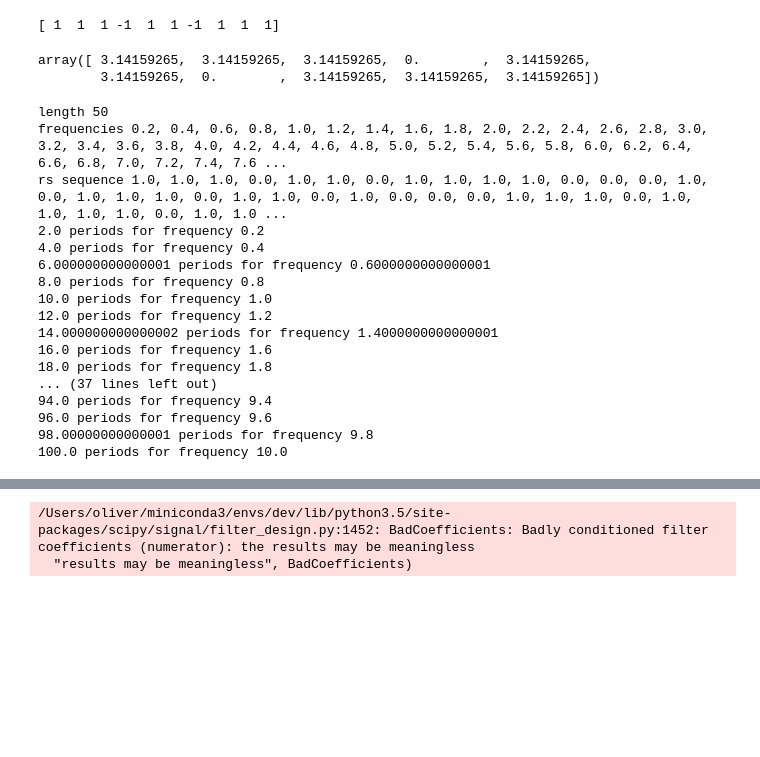
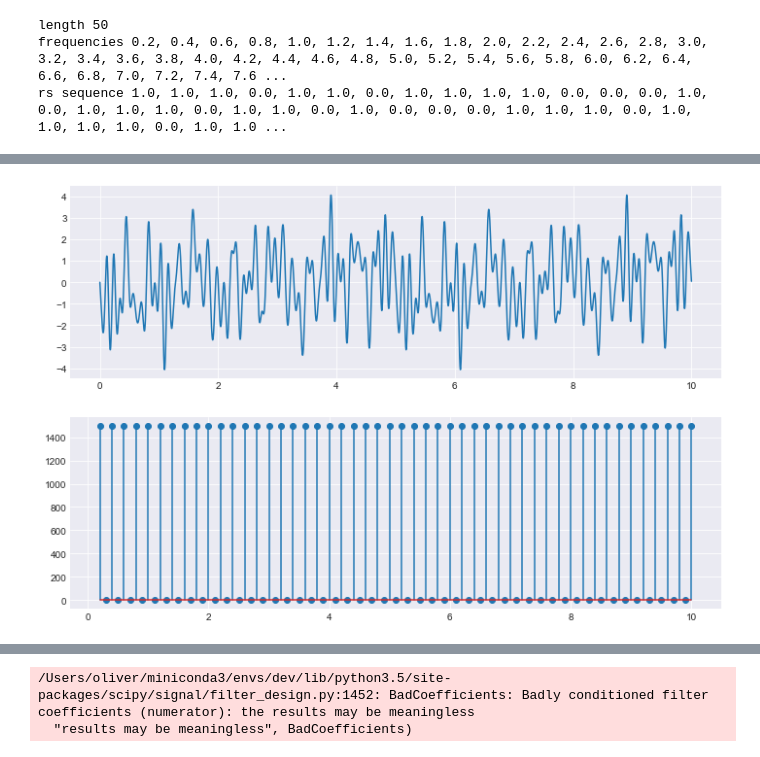
Before and after one commit to oliverlee/phobos, a Jupyter notebook: scripts/controller_frequency_response.ipynb, the cells around one changed output, grey strips where cells are left out. Drawn from its saved outputs; the diff is of its cells as text; code cells hidden in the pictures; blank space fills up the shorter version.

```diff
--- a/scripts/controller_frequency_response.ipynb
+++ b/scripts/controller_frequency_response.ipynb
@@ -18,35 +23,5 @@ import plot_sim as ps
 import matplotlib as mpl
 mpl.rcParams['figure.figsize'] = DEFAULT_FIGSIZE
-# %%
-def rudinshapiro(N):
-    """
-    Return first N terms of Rudin-Shapiro sequence
-    https://en.wikipedia.org/wiki/Rudin-Shapiro_sequence
-    Confirmed correct output to N = 10000:
-    https://oeis.org/A020985/b020985.txt
-    """
-    def hamming(x):
-        """
-        Hamming weight of a binary sequence
-        http://stackoverflow.com/a/407758/125507
-        """
-        return bin(x).count('1')
-
-    out = np.empty(N, dtype=int)
-    for n in range(N):
-        b = hamming(n << 1 & n)
-        a = (-1)**b
-        out[n] = a
-
-    return out
-
-s = rudinshapiro(10)
-print(s)
-np.array(s > 0).astype(float) * np.pi
-# %% [output]
-[ 1  1  1 -1  1  1 -1  1  1  1]
-array([ 3.14159265,  3.14159265,  3.14159265,  0.        ,  3.14159265,
-        3.14159265,  0.        ,  3.14159265,  3.14159265,  3.14159265])
 # %%
 plt.close('all')
 
@@ -56,7 +31,7 @@ n = int(10/dt)
 
 def multisine(frequencies):
     n = len(frequencies)
-    seq = np.array(rudinshapiro(n) > 0).astype(float)
+    seq = np.array(sysid.rudin_shapiro(n) > 0).astype(float)
     print('length', n)
     print('frequencies', ', '.join(str(f) for f in frequencies))
     print('rs sequence', ', '.join(str(s) for s in seq))
@@ -65,17 +40,16 @@ def multisine(frequencies):
     amplitude = 0.3
     for f, s in zip(frequencies, seq):
         period = 1/f
-        if (10/period).is_integer:
-            print('{} periods for frequency {}'.format(10/period, f))
         u += amplitude*np.sin(2*np.pi*f*t + s*np.pi)
     return u
 
+# we use these later
 u_freq = np.arange(0.2, 10.2, 0.2)
 u = multisine(u_freq)
 
-x = np.fft.fft(u)
-freq = np.fft.fftfreq(n, dt)
-index = (freq > 0) & (freq < 20)
+x = np.fft.rfft(u)
+freq = np.fft.rfftfreq(len(u), dt)
+index = (freq >= min(u_freq)) & (freq <= max(u_freq))
 
 fig, ax = plt.subplots(2, 1)
 ax[0].plot(t, u)
@@ -85,17 +59,3 @@ plt.show()
 length 50
 frequencies 0.2, 0.4, 0.6, 0.8, 1.0, 1.2, 1.4, 1.6, 1.8, 2.0, 2.2, 2.4, 2.6, 2.8, 3.0, 3.2, 3.4, 3.6, 3.8, 4.0, 4.2, 4.4, 4.6, 4.8, 5.0, 5.2, 5.4, 5.6, 5.8, 6.0, 6.2, 6.4, 6.6, 6.8, 7.0, 7.2, 7.4, 7.6 ...
 rs sequence 1.0, 1.0, 1.0, 0.0, 1.0, 1.0, 0.0, 1.0, 1.0, 1.0, 1.0, 0.0, 0.0, 0.0, 1.0, 0.0, 1.0, 1.0, 1.0, 0.0, 1.0, 1.0, 0.0, 1.0, 0.0, 0.0, 0.0, 1.0, 1.0, 1.0, 0.0, 1.0, 1.0, 1.0, 1.0, 0.0, 1.0, 1.0 ...
-2.0 periods for frequency 0.2
-4.0 periods for frequency 0.4
-6.000000000000001 periods for frequency 0.6000000000000001
-8.0 periods for frequency 0.8
-10.0 periods for frequency 1.0
-12.0 periods for frequency 1.2
-14.000000000000002 periods for frequency 1.4000000000000001
-16.0 periods for frequency 1.6
-18.0 periods for frequency 1.8
-... (37 lines left out)
-94.0 periods for frequency 9.4
-96.0 periods for frequency 9.6
-98.00000000000001 periods for frequency 9.8
-100.0 periods for frequency 10.0
@@ -103,0 +62 @@ rs sequence 1.0, 1.0, 1.0, 0.0, 1.0, 1.0, 0.0, 1.0, 1.0, 1.0, 1.0, 0.0, 0.0, 0.0
+[figure, added]
```
Also changed, not shown: parts of 18 cells of this notebook, 1 other file.
